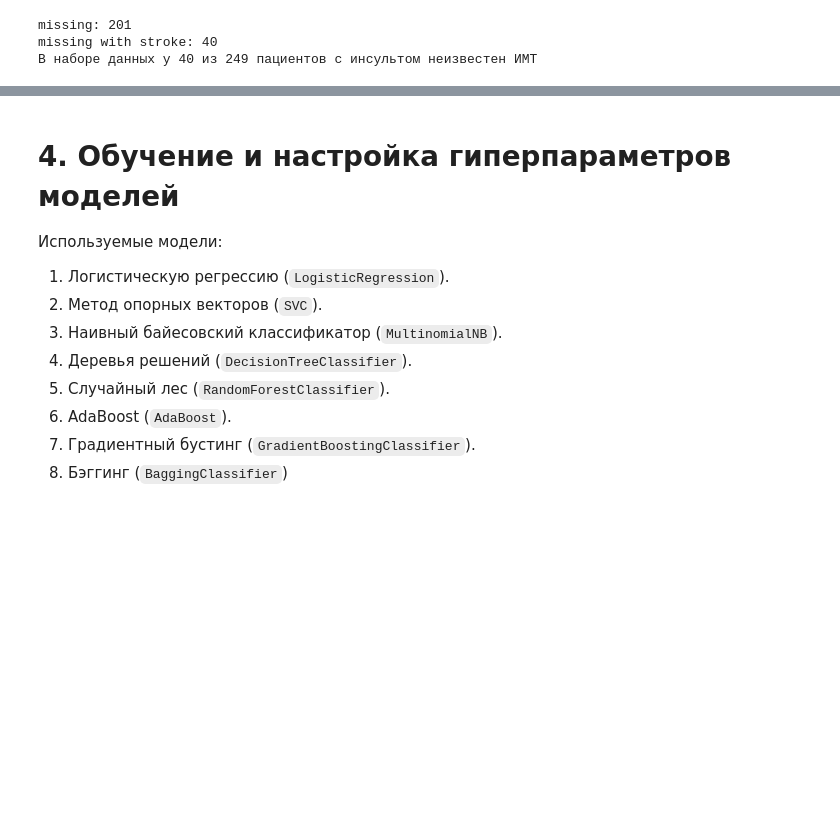
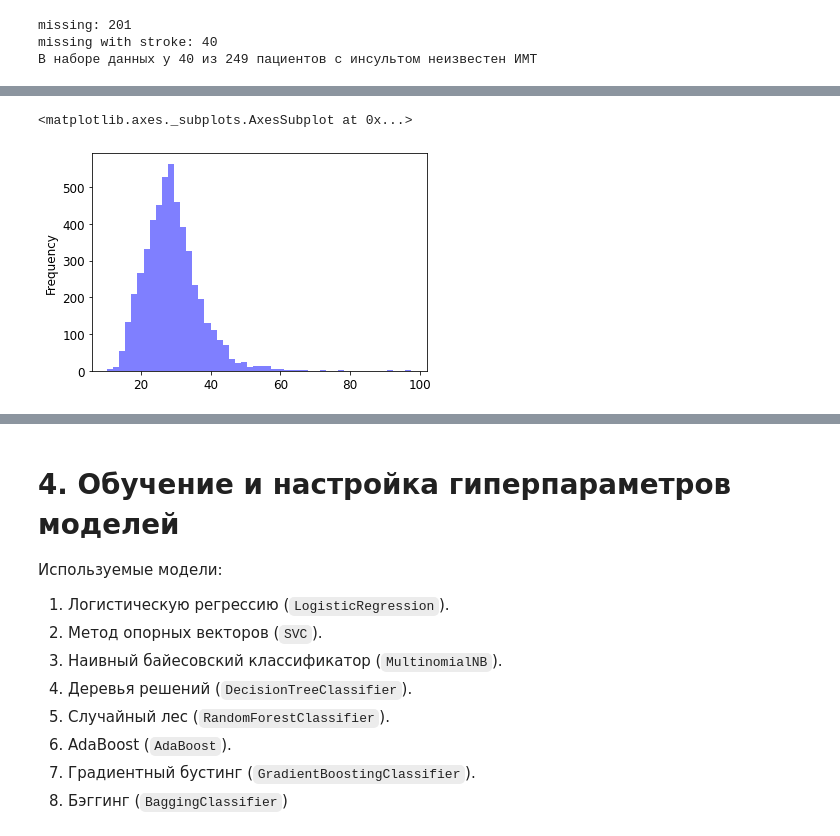
Before and after one commit to Loinen/ml_labs, a Jupyter notebook: ml_stroke_prediction.ipynb, the cells around one changed output, grey strips where cells are left out. Drawn from its saved outputs; the diff is of its cells as text; code cells hidden in the pictures; blank space fills up the shorter version.

```diff
--- a/ml_stroke_prediction.ipynb
+++ b/ml_stroke_prediction.ipynb
@@ -342,0 +396,5 @@ dataset.corr()
+# %%
+dataset["bmi"].plot.hist(alpha=0.5,color='blue',bins=50)
+# %% [output]
+<matplotlib.axes._subplots.AxesSubplot at 0x...>
+[figure, added]
```
Also changed, not shown: parts of 31 cells of this notebook.
